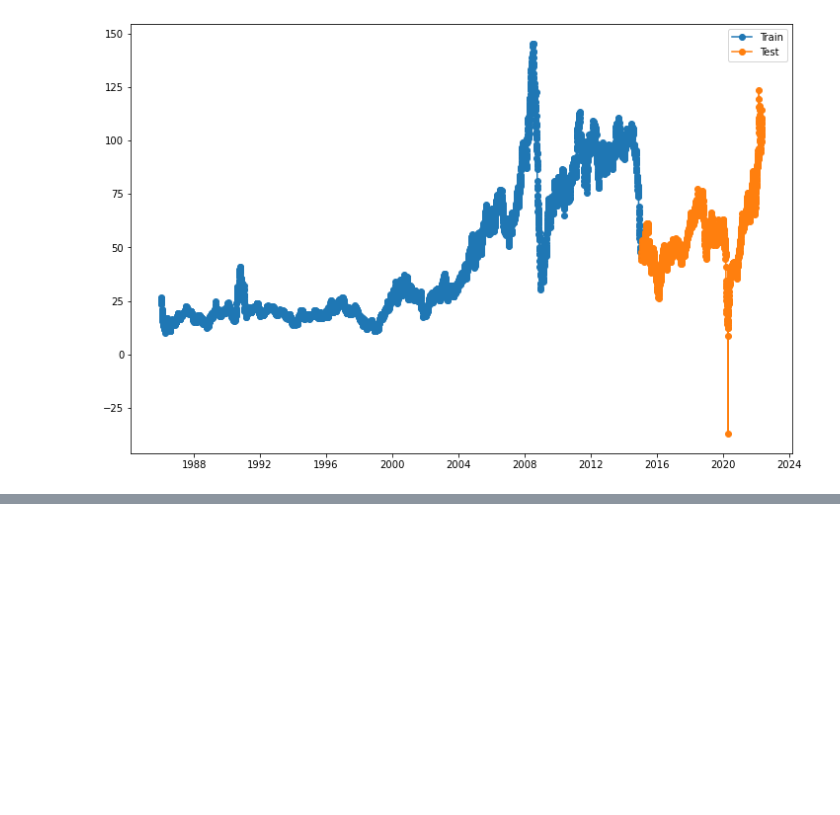
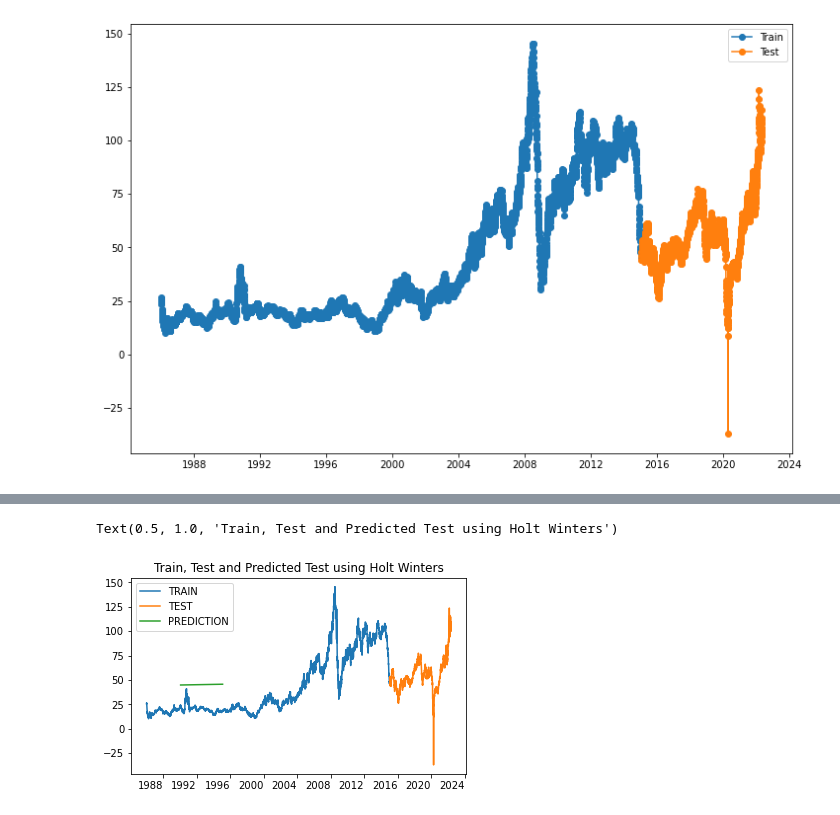
Before and after one commit to luketankh/LevelUp-, a Jupyter notebook: ARIMA.ipynb, the cells around one changed output, grey strips where cells are left out. Cells and saved outputs as stored; diff of their text form; code cells hidden in the pictures; blank space fills up the shorter version.

```diff
--- a/ARIMA.ipynb
+++ b/ARIMA.ipynb
@@ -220,0 +279,12 @@ Warnings:
+# %%
+# Forecasting on the exponential model
+mult_model = ExponentialSmoothing(train["Price"].astype(float),trend='mul').fit()
+test_mult_predictions = mult_model.forecast(df.shape[0]-train.shape[0])
+
+train["Price"].plot(legend=True,label='TRAIN')
+test["Price"].plot(legend=True,label='TEST',figsize=(6,4))
+test_mult_predictions.plot(legend=True,label='PREDICTION')
+plt.title('Train, Test and Predicted Test using Holt Winters')
+# %% [output]
+Text(0.5, 1.0, 'Train, Test and Predicted Test using Holt Winters')
+[figure, added]
```
Also changed, not shown: parts of 6 cells of this notebook, 1 other file.
